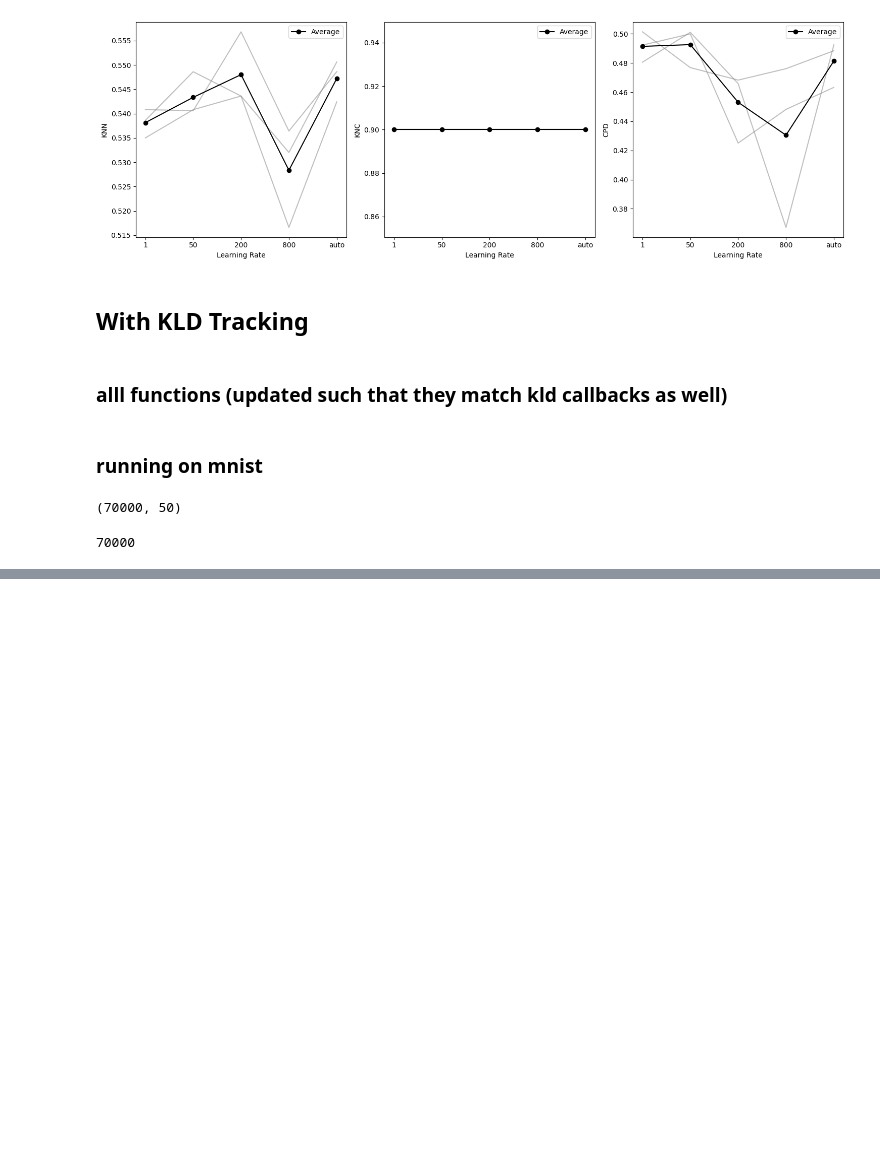
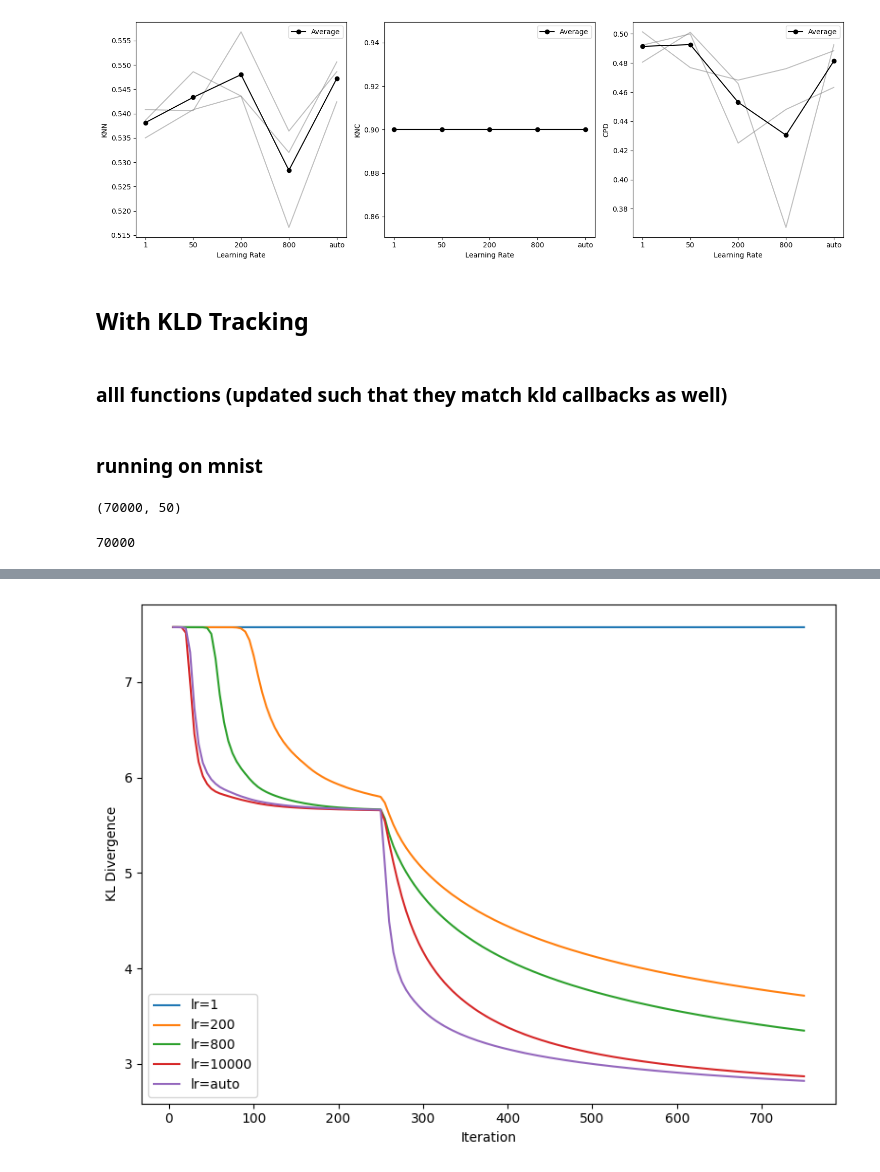
Before and after one commit to giSolve/thesis, a Jupyter notebook: code/notebooks/learning_rate.ipynb, the cells around one changed output, grey strips where cells are left out. Drawn from its saved outputs; the diff is of its cells as text; code cells hidden in the pictures; blank space fills up the shorter version.

```diff
--- a/code/notebooks/learning_rate.ipynb
+++ b/code/notebooks/learning_rate.ipynb
@@ -565,0 +573,4 @@ plot_quality_measures(quality_results)
+# %%
+plot_kl_divergences(embedding_dict2)
+# %% [output]
+[figure, added]
```
Also changed, not shown: parts of 7 cells of this notebook.
